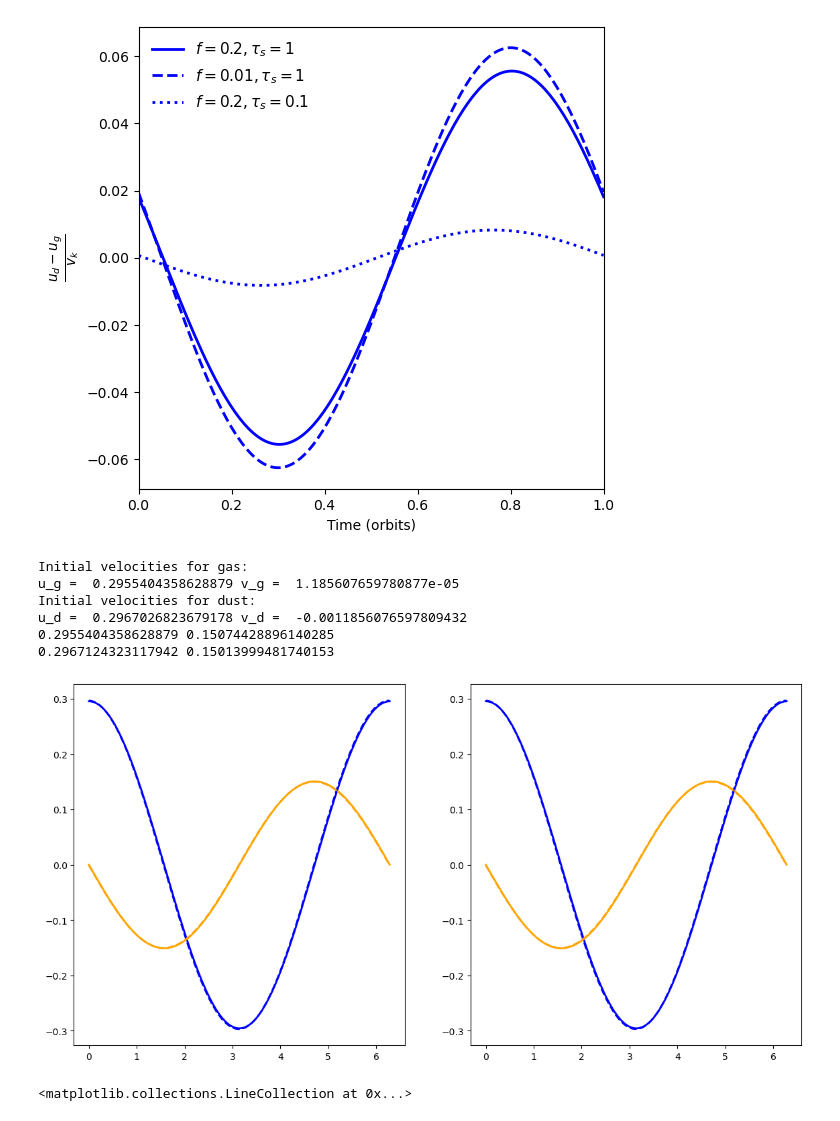
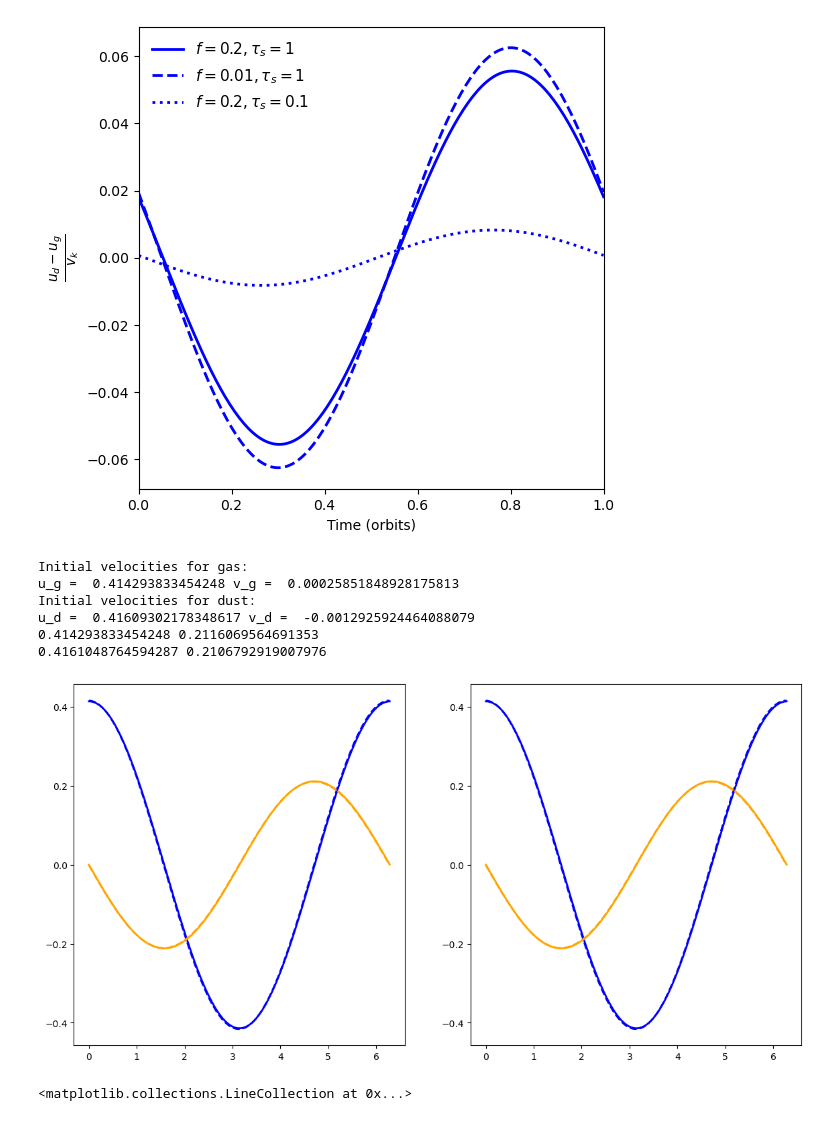
Before and after one commit to Hossam-Aly/local_dusty_warps, a Jupyter notebook: scripts/sandbox_ic.ipynb, the cells around one changed output. Cells and saved outputs as stored; diff of their text form; code cells hidden in the pictures.

```diff
--- a/scripts/sandbox_ic.ipynb
+++ b/scripts/sandbox_ic.ipynb
@@ -70,8 +70,8 @@ t = np.linspace(0,2*pi,200)
 z = 1.
 kappa = omega + 0.01
 rho_g = 1.
-f = 0.01
-psi_mod = 0.006
+f = 0.2
+psi_mod = 0.01
 psi = -1j * psi_mod
 st = 1.0
 ts = st / omega
@@ -117,38 +117,38 @@ ax[0].plot(t,v_g_ta,linewidth=2.0,linestyle="solid",color="orange")
 ax[0].plot(t,u_d_ta,linewidth=2.0,linestyle="--",color="blue")
 ax[0].plot(t,v_d_ta,linewidth=2.0,linestyle="--",color="orange")
 
 
 # evolution under 2 fluid equations
 
 H = 2j*omega*ts+1.+f
 R = ts**2*(kappa**2-omega**2)
 
 u_g_2f = (psi*omega*ts)*((1j*omega*ts*(R+H)+f*R)/(R*(R+H*(1+f))))*omega*z*exp(1j*omega*t)
 v_g_2f = (-psi*kappa**2*ts**2/2.)*((R+H)/(R*(R+H*(1+f))))*omega*z*exp(1j*omega*t)
 u_d_2f = (psi*omega*ts)*((1j*omega*ts*H-R)/(R*(R+H*(1+f))))*omega*z*exp(1j*omega*t)
 v_d_2f = (-psi*kappa**2*ts**2/2.)*(H/(R*(R+H*(1+f))))*omega*z*exp(1j*omega*t)
 
 ax[1].plot(t,u_g_2f,linewidth=2.0,linestyle="solid",color="blue")
 ax[1].plot(t,v_g_2f,linewidth=2.0,linestyle="solid",color="orange")
 ax[1].plot(t,u_d_2f,linewidth=2.0,linestyle="--",color="blue")
 ax[1].plot(t,v_d_2f,linewidth=2.0,linestyle="--",color="orange")
 
 print("Initial velocities for gas:")
 print("u_g = ",np.real(u_g_2f[0]),"v_g = ", np.real(v_g_2f[0]))
 
 print("Initial velocities for dust:")
 print("u_d = ",np.real(u_d_2f[0]),"v_d = ",np.real(v_d_2f[0]))
 
 print(np.max(np.real(u_g_2f)),np.max(np.real(v_g_2f)))
 print(np.max(np.real(u_d_2f)),np.max(np.real(v_d_2f)))
 # %% [output]
 Initial velocities for gas:
-u_g =  0.2955404358628879 v_g =  1.185607659780877e-05
+u_g =  0.414293833454248 v_g =  0.00025851848928175813
 Initial velocities for dust:
-u_d =  0.2967026823679178 v_d =  -0.0011856076597809432
-0.2955404358628879 0.15074428896140285
-0.2967124323117942 0.15013999481740153
+u_d =  0.41609302178348617 v_d =  -0.0012925924464088079
+0.414293833454248 0.2116069564691353
+0.4161048764594287 0.2106792919007976
-[figure, old version]
+[figure, new version]
 # %%
 # Residuals
 plt.rcParams["figure.figsize"] = (10,5)
```
Also changed, not shown: 1 other file.
